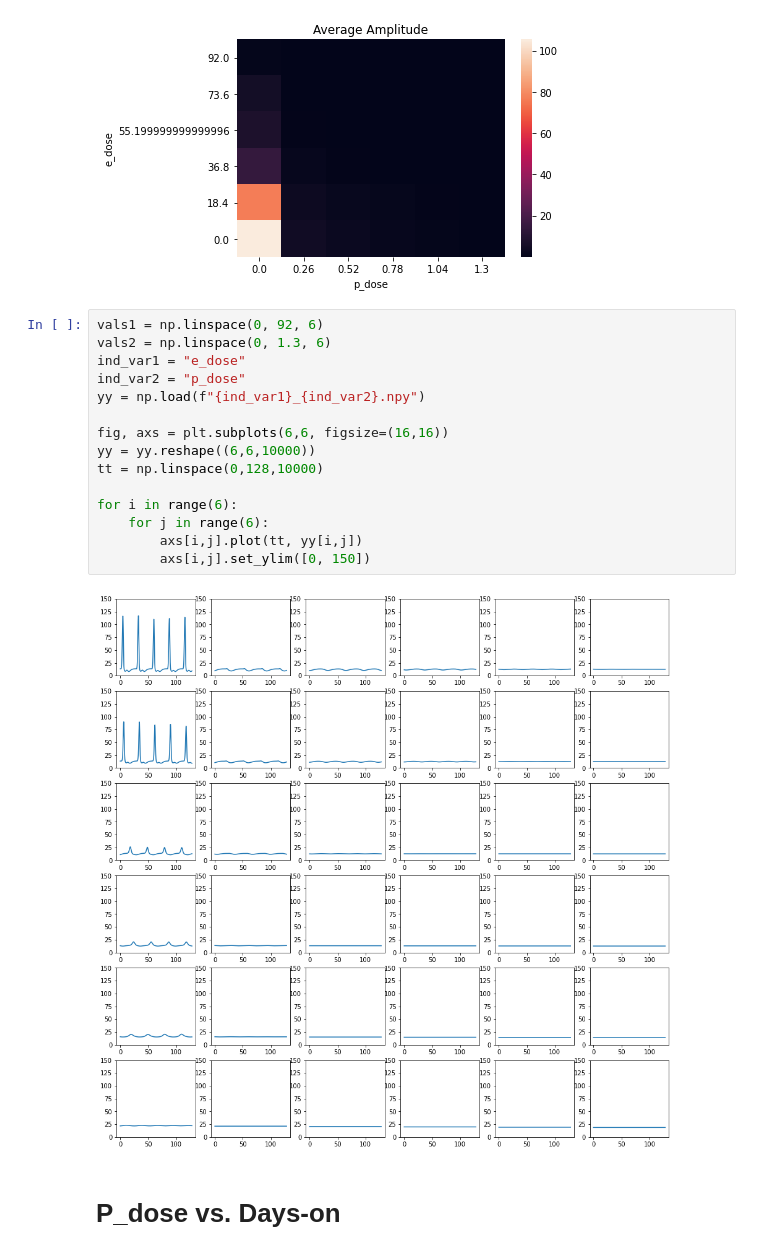
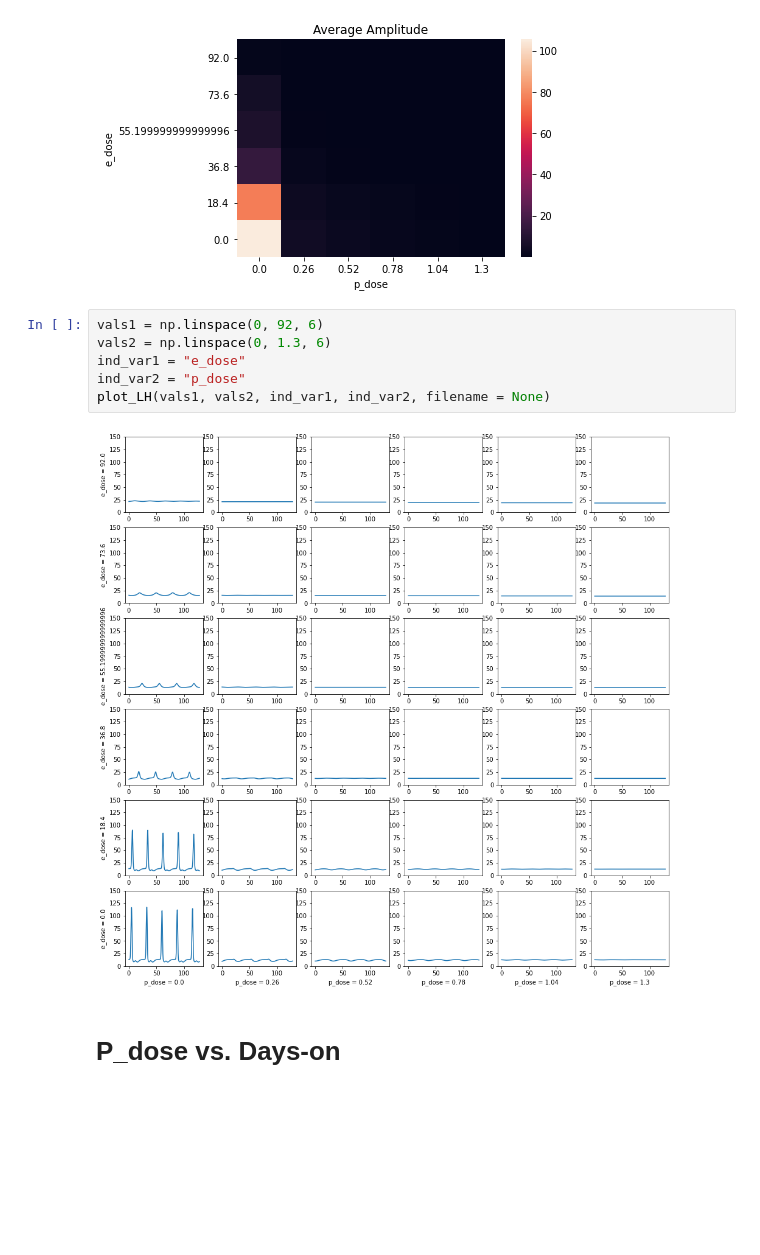
Before and after one commit to georgia-pope/birth_control_modeling, a Jupyter notebook: Heatmaps.ipynb, the cells around one changed output. Drawn from its saved outputs; the diff is of its cells as text; blank space fills up the shorter version.

```diff
--- a/Heatmaps.ipynb
+++ b/Heatmaps.ipynb
@@ -28,23 +45,14 @@ h.get_heatmap(frequencies, ind_var1, ind_var2, vals1, vals2, "Max PSD Frequency"
 h.get_heatmap(avg_amp, ind_var1, ind_var2, vals1, vals2, "Average Amplitude")
 # %% [output]
 [figure]
-# %%
-vals1 = np.linspace(0, 92, 6)
-vals2 = np.linspace(0, 1.3, 6)
-ind_var1 = "e_dose"
-ind_var2 = "p_dose"
-yy = np.load(f"{ind_var1}_{ind_var2}.npy")
-
-fig, axs = plt.subplots(6,6, figsize=(16,16))
-yy = yy.reshape((6,6,10000))
-tt = np.linspace(0,128,10000)
-
-for i in range(6):
-    for j in range(6):
-        axs[i,j].plot(tt, yy[i,j])
-        axs[i,j].set_ylim([0, 150])
-# %% [output]
-[figure, removed]
+# %%
+vals1 = np.linspace(0, 92, 6)
+vals2 = np.linspace(0, 1.3, 6)
+ind_var1 = "e_dose"
+ind_var2 = "p_dose"
+plot_LH(vals1, vals2, ind_var1, ind_var2, filename = None)
+# %% [output]
+[figure, added]
 # %% [markdown]
 # P_dose vs. Days-on
 # %%
```
Also changed, not shown: parts of 27 cells of this notebook, 2 other files.
